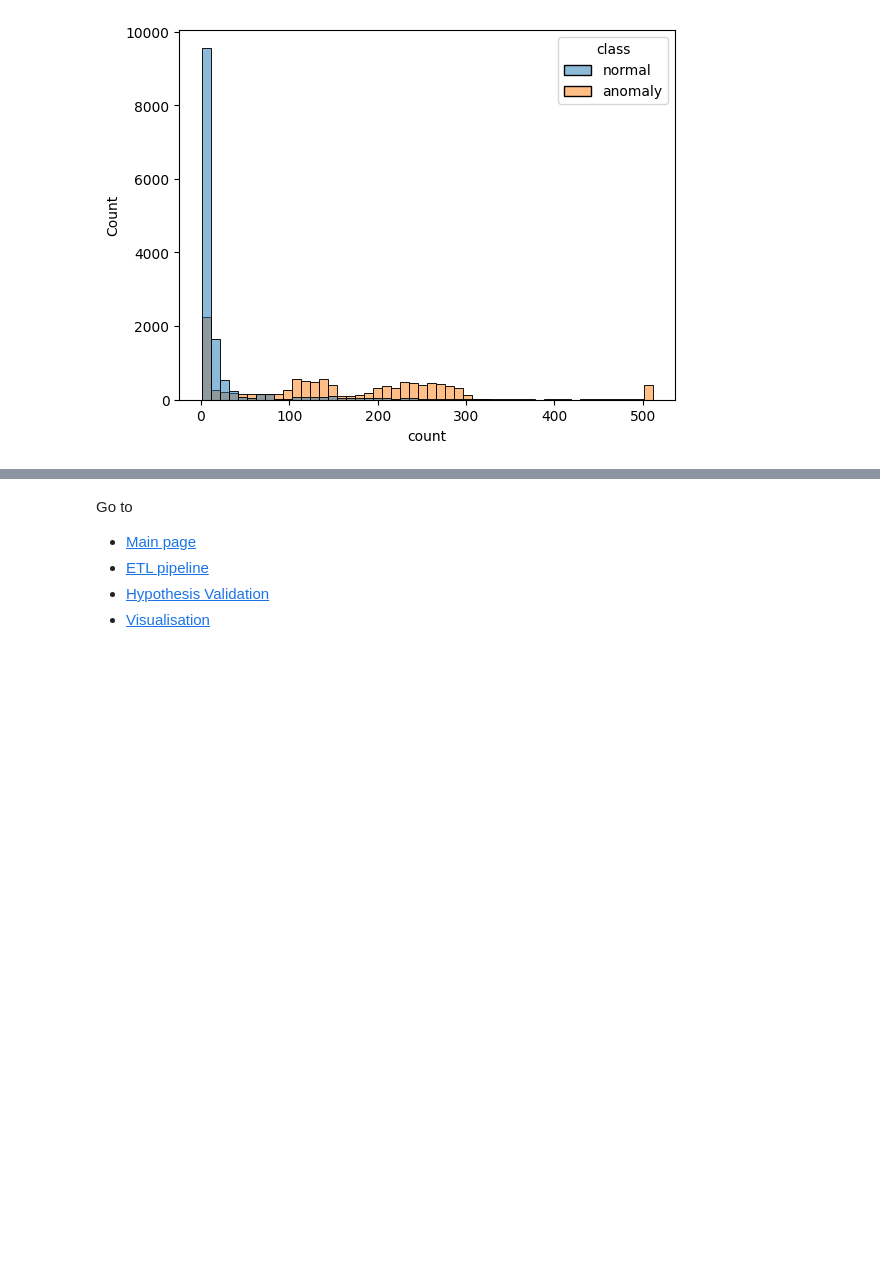
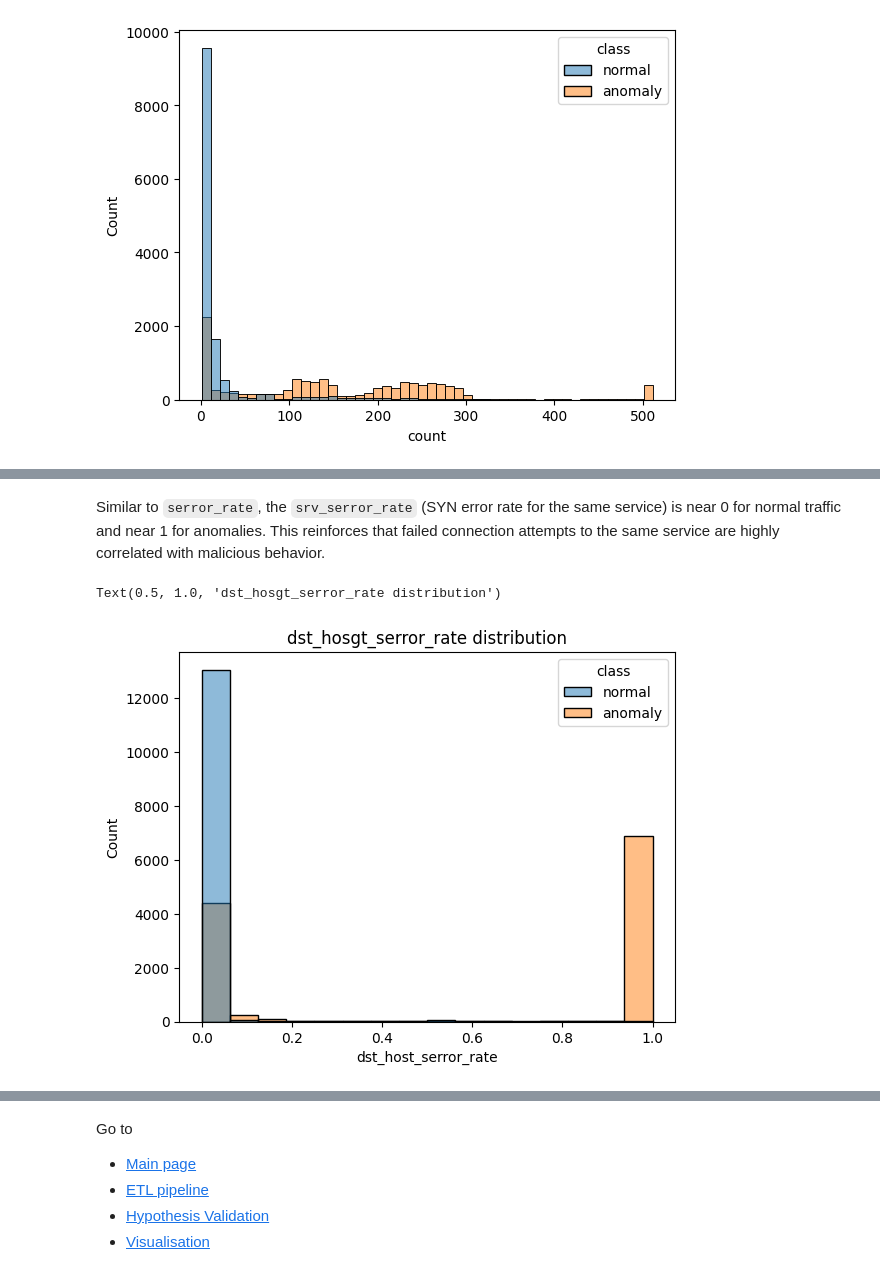
Before and after one commit to SelinaFischer/unmasking_hidden_cyber_threats_t5, a Jupyter notebook: jupyter_notebooks/2. eda_analysis.ipynb, the cells around one changed output, grey strips where cells are left out. Cells and saved outputs as stored; diff of their text form; code cells hidden in the pictures; blank space fills up the shorter version.

```diff
--- a/jupyter_notebooks/2. eda_analysis.ipynb
+++ b/jupyter_notebooks/2. eda_analysis.ipynb
@@ -163,0 +181,9 @@ The 'count' feature, which measures the number of recent connections to the same
+# %% [markdown]
+Similar to `serror_rate`, the `srv_serror_rate` (SYN error rate for the same service) is near 0 for normal traffic and near 1 for anomalies. This reinforces that failed connection attempts to the same service are highly correlated with malicious behavior.
+# %%
+# dst_host_serror_rate histgram
+sns.histplot(data=df, x='dst_host_serror_rate', hue ='class')
+plt.title("dst_hosgt_serror_rate distribution")
+# %% [output]
+Text(0.5, 1.0, 'dst_hosgt_serror_rate distribution')
+[figure, added]
```
Also changed, not shown: parts of 10 cells of this notebook.
